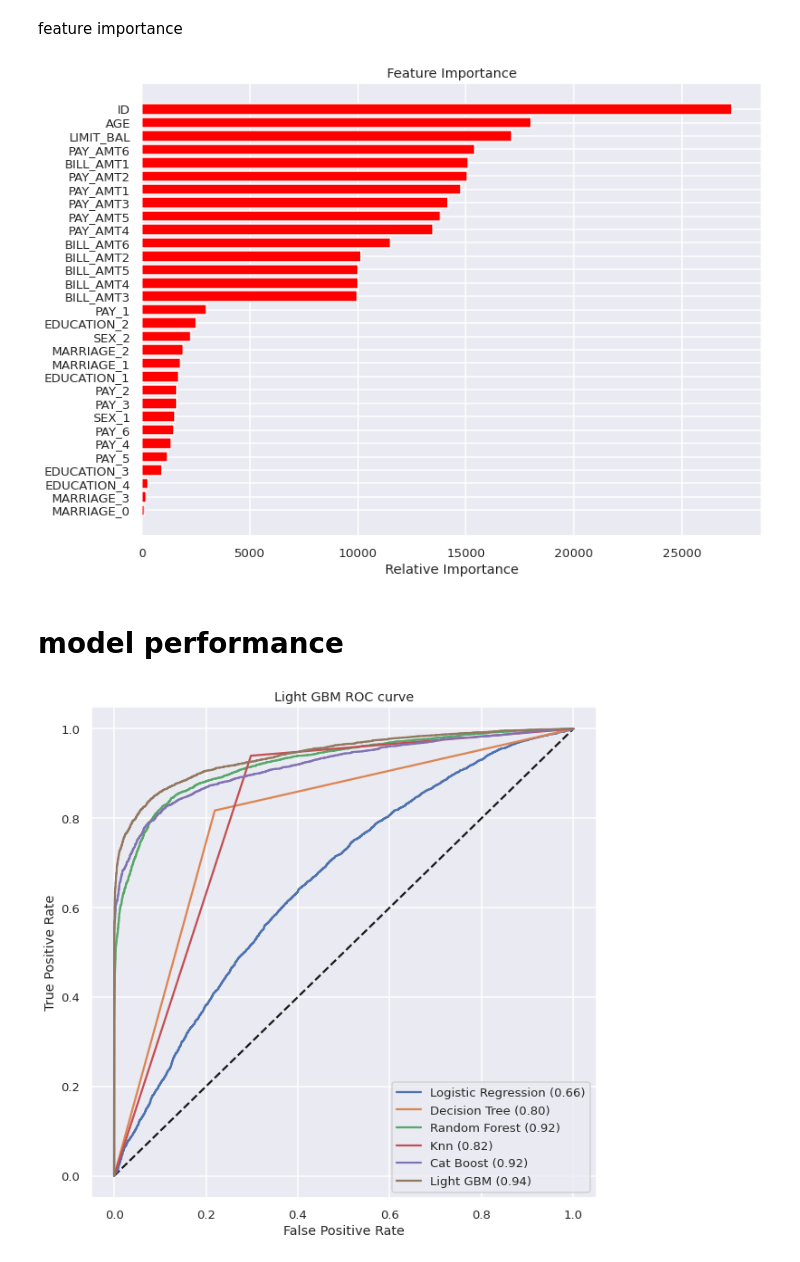
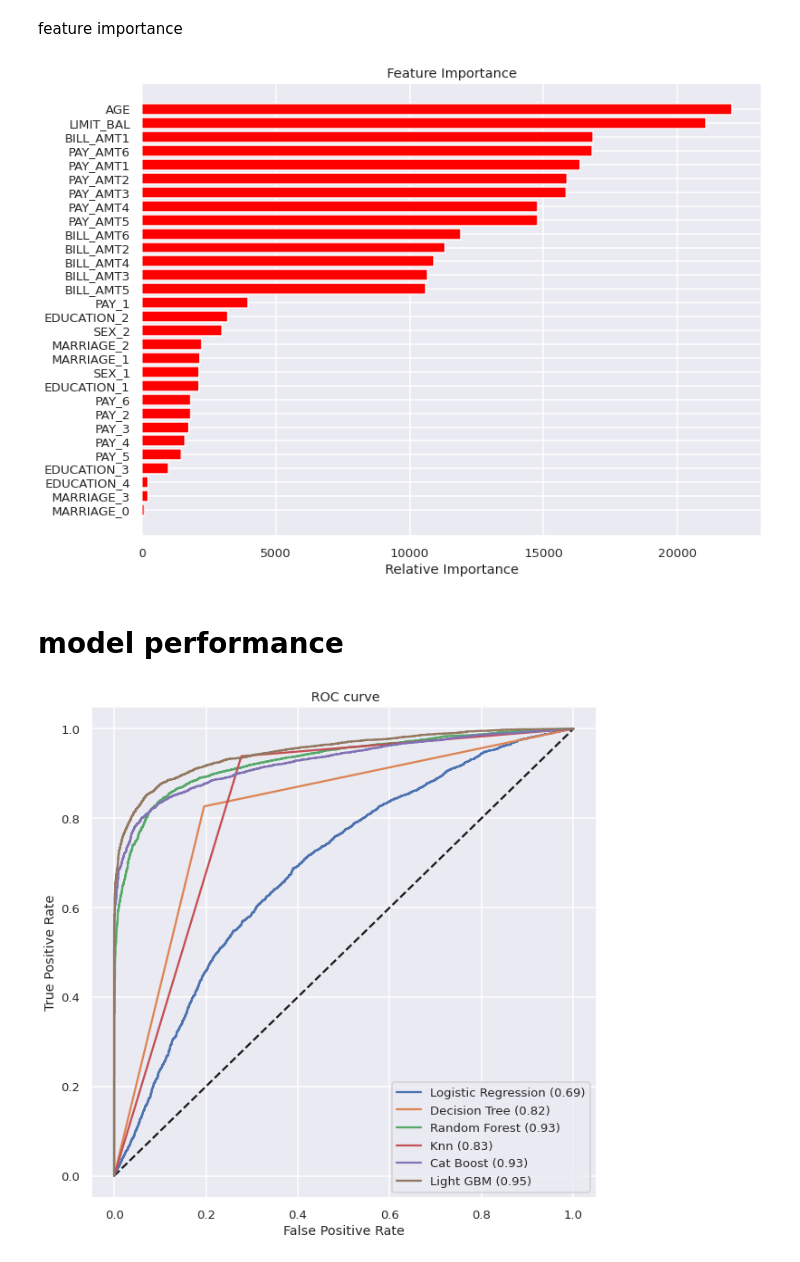
Before and after one commit to Kunaltembhare003/credir-card-default-payment, a Jupyter notebook: Credit_Card_Default_Prediction_Capstone_Project.ipynb, the cells around one changed output. Saved outputs shown, nothing was run; the diff lists cells and outputs as text; code cells hidden in the pictures.

```diff
--- a/Credit_Card_Default_Prediction_Capstone_Project.ipynb
+++ b/Credit_Card_Default_Prediction_Capstone_Project.ipynb
@@ -251,0 +252,4 @@ error2.sample(5)
+# %%
+# Removing error 1
+df = df.drop(df[(df.BILL_AMT1 < 0) & (df.DEFAULT == 1)].index)
+df.shape
@@ -251,0 +258,4 @@ error2.sample(5)
+# %%
+# Removing error 2
+df = df.drop(df[(df.BILL_AMT1 > df.LIMIT_BAL)].index)
+df.shape
@@ -583,6 +605,8 @@ sns.distplot(df['AGE'], norm_hist=False, kde=False);
 Although the Default Count for Divorce is way lower than Single & Married. But in terms of Default Percentage, those who Divorce have higher chance of Default.
 # %% [markdown]
 Although the Default Count for High School is lower than Graduate School & University. But in terms of Default Percentage, those with High School level have higher chance of Default.
+# %%
+df.drop(["ID"],axis=1, inplace=True)
 # %% [markdown]
 # Correlation
 # %%
@@ -1320,26 +1337,26 @@ plt.yticks(range(len(indices)), [features[i] for i in indices])
 plt.xlabel('Relative Importance')
 plt.show()
 # %% [output]
-[figure, old version]
+[figure, new version]
 # %% [markdown]
 # model performance
 # %%
 plt.figure(figsize=(10,10))
 plt.plot([0,1],[0,1],'k--')
 plt.plot(fpr_lr,tpr_lr, label='Logistic Regression (%0.2f)' % roc_auc_score(y_test,y_lr_predict_pro))
 plt.plot(fpr_dt,tpr_dt, label='Decision Tree (%0.2f)' % roc_auc_score(y_test,y_dt_predict_pro))
 plt.plot(fpr_rf,tpr_rf, label='Random Forest (%0.2f)' % roc_auc_score(y_test,y_rf_predict_pro))
 plt.plot(fpr_knn,tpr_knn, label='Knn (%0.2f)' % roc_auc_score(y_test,y_pred_proba))
 #plt.plot(fpr_svm,tpr_svm, label='SVM (%0.2f)' % roc_auc_score(y_test,y_svm_predict_pro))
 plt.plot(fpr_cat,tpr_cat, label='Cat Boost (%0.2f)' % roc_auc_score(y_test,y_catboost_pre_prob))
 plt.plot(fpr_lGBM,tpr_lGBM, label='Light GBM (%0.2f)' % roc_auc_score(y_test, y_light_gbm_pre_prob))
 plt.xlabel('False Positive Rate')
 plt.ylabel('True Positive Rate')
-plt.title('Light GBM ROC curve')
+plt.title(' ROC curve')
 plt.legend()
 plt.show()
 # %% [output]
-[figure, old version]
+[figure, new version]
 # %%
 #creating dictionary to store all the metrices
 dict={'Train Accuracy':train_accuracy_list,'Test accuracy':test_accuracy_list,
```
Also changed, not shown: parts of 78 cells of this notebook.
